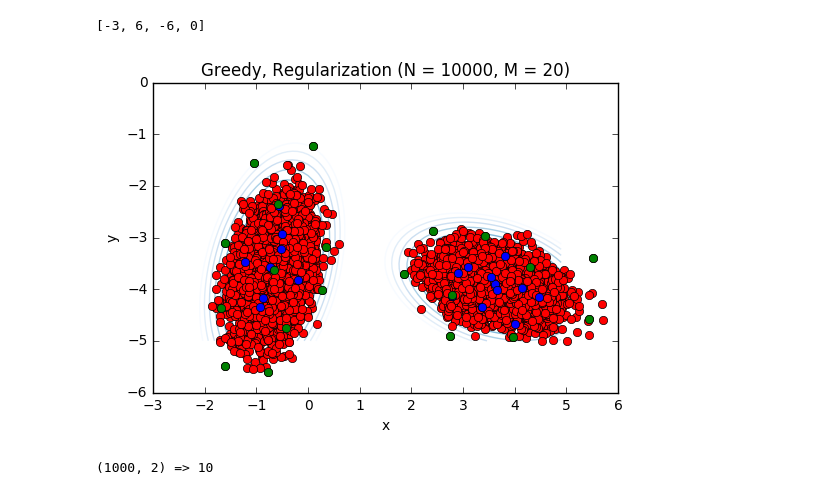
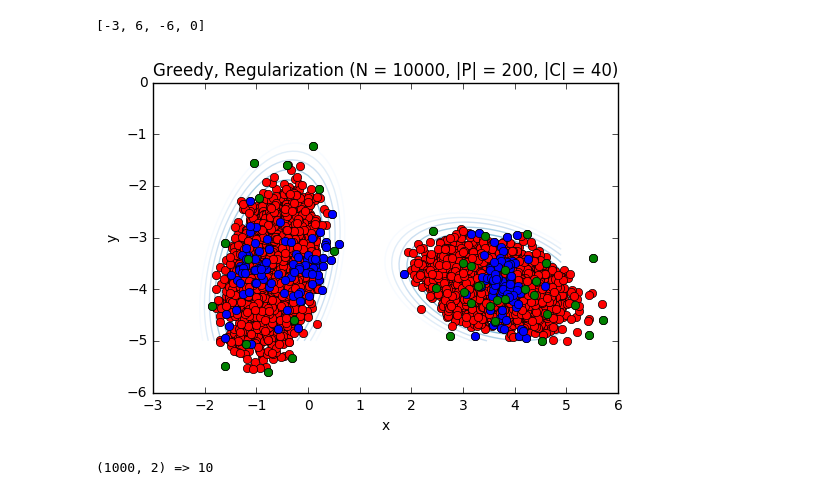
Before and after one commit to EmiliaPompe/DogsProject, a Jupyter notebook: OriginalGreedyGaussian.ipynb, the cells around one changed output. Drawn from its saved outputs; the diff is of its cells as text; code cells hidden in the pictures.

```diff
--- a/OriginalGreedyGaussian.ipynb
+++ b/OriginalGreedyGaussian.ipynb
@@ -15,9 +15,9 @@ number_of_gaussians = 2
 ex = SyntheticTarget(seed=SEED, dist_components=number_of_gaussians)
 
 N = 10000
-M = 20
+M = 200
 data = ex.draw_sample(N)
-gamma = 2
+gamma = 0.029
 kernel_matrix = rbf_kernel(data, gamma = gamma)
 # %%
 # K is the kernel matrix which is nbyn, n being the number of data points
@@ -195,5 +207,5 @@ matlab.axis([-6, 6, -6, 2])
 # %%
-criticism_indices2 = greedy_select_criticism_regularized(kernel_matrix, selectedprotos = prototype_indices, m = M,  reg = 'logdet', is_K_sparse=False)
+criticism_indices2 = greedy_select_criticism_regularized(kernel_matrix, selectedprotos = prototype_indices, m = M/5,  reg = 'logdet', is_K_sparse=False)
 # %%
 print prototype_indices
 # %% [output]
@@ -202,15 +226,15 @@ print prototype_indices
 # %%
 ex.plot()
 matlab.plot(data[:N,0], data[:N,1], 'ro');
 matlab.plot(data[prototype_indices,0], data[prototype_indices,1], 'bo');
 matlab.plot(data[criticism_indices2,0], data[criticism_indices2,1], 'go');
 matlab.xlabel('x')
 matlab.ylabel('y')
-matlab.title('Greedy, Regularization (N = 10000, M = 20)')
+matlab.title('Greedy, Regularization (N = 10000, |P| = 200, |C| = 40)')
 matlab.axis([-3, 6, -6, 0])
 # %% [output]
 [-3, 6, -6, 0]
-[figure, old version]
+[figure, new version]
 # %%
 # Change for different sampled target dist
 SEED = 666
```
Also changed, not shown: parts of 4 cells of this notebook, 18 other files.
